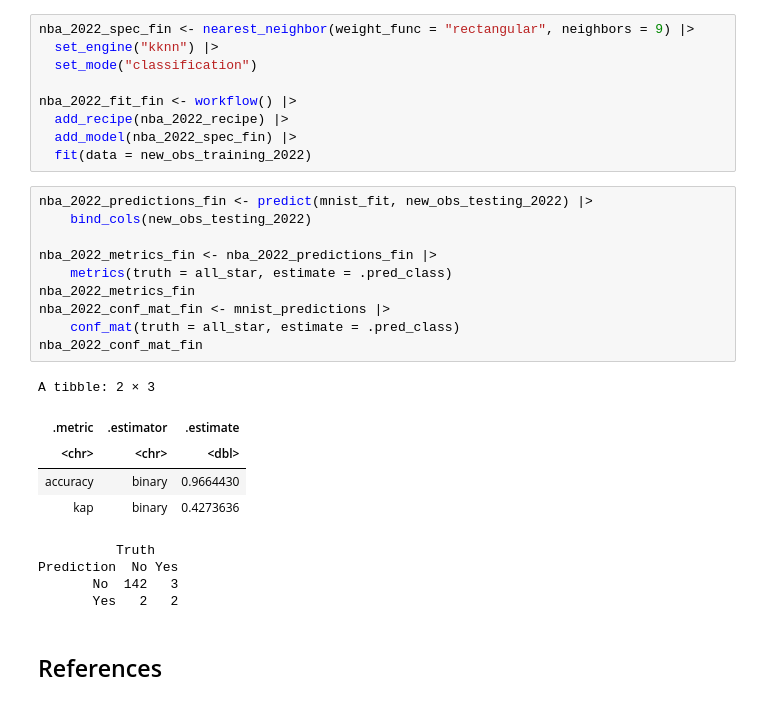
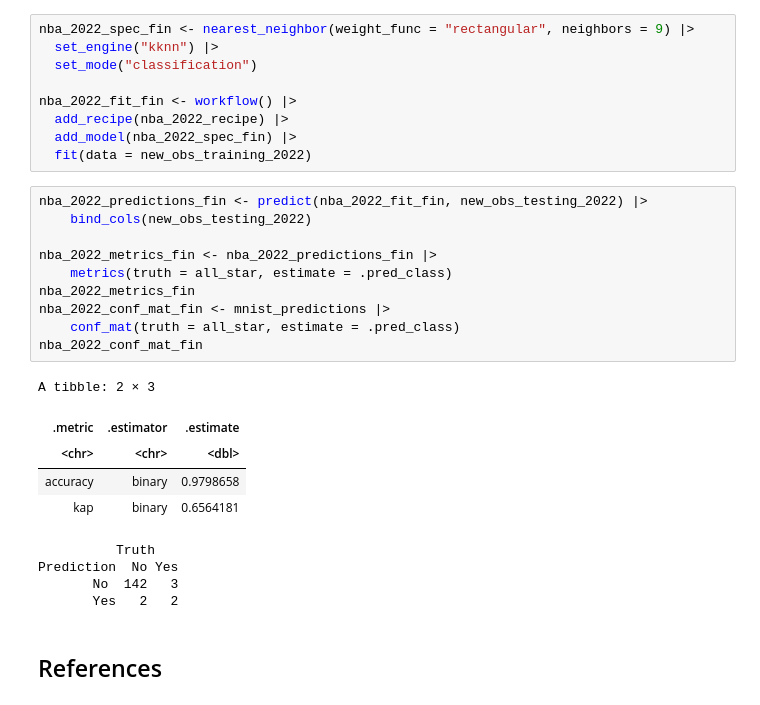
Before and after one commit to DrakenRaptor/Section006-28-Proposal, a Jupyter notebook: ProjectTrial.ipynb, the cells around one changed output. Saved outputs shown, nothing was run; the diff lists cells and outputs as text.

```diff
--- a/ProjectTrial.ipynb
+++ b/ProjectTrial.ipynb
@@ -796,21 +796,21 @@ nba_2022_fit_fin <- workflow() |>
   add_model(nba_2022_spec_fin) |>
   fit(data = new_obs_training_2022)
 # %%
-nba_2022_predictions_fin <- predict(mnist_fit, new_obs_testing_2022) |>
+nba_2022_predictions_fin <- predict(nba_2022_fit_fin, new_obs_testing_2022) |>
     bind_cols(new_obs_testing_2022)
 
 nba_2022_metrics_fin <- nba_2022_predictions_fin |>
     metrics(truth = all_star, estimate = .pred_class)
 nba_2022_metrics_fin
 nba_2022_conf_mat_fin <- mnist_predictions |>
     conf_mat(truth = all_star, estimate = .pred_class)
 nba_2022_conf_mat_fin
 # %% [output]
 A tibble: 2 × 3
 | .metric | .estimator | .estimate |
 | <chr> | <chr> | <dbl> |
-| accuracy | binary | 0.9664430 |
-| kap | binary | 0.4273636 |
+| accuracy | binary | 0.9798658 |
+| kap | binary | 0.6564181 |
           Truth
 Prediction  No Yes
        No  142   3
```
